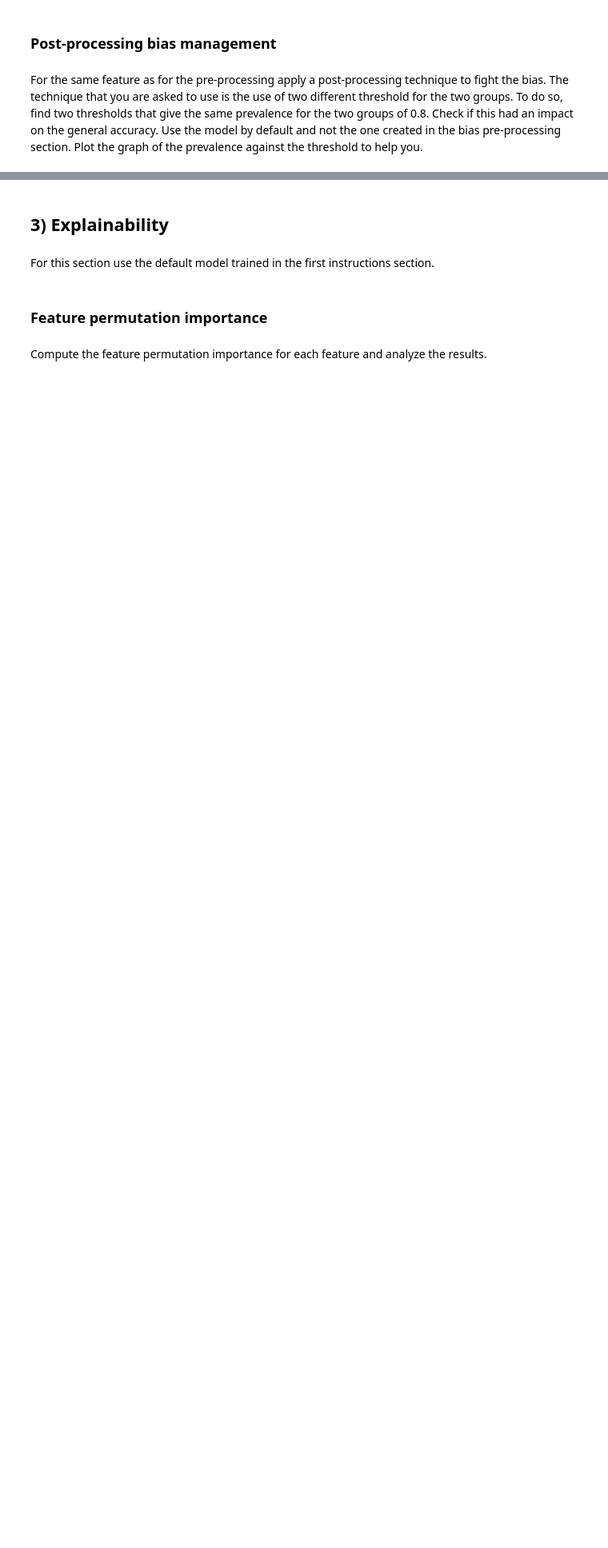
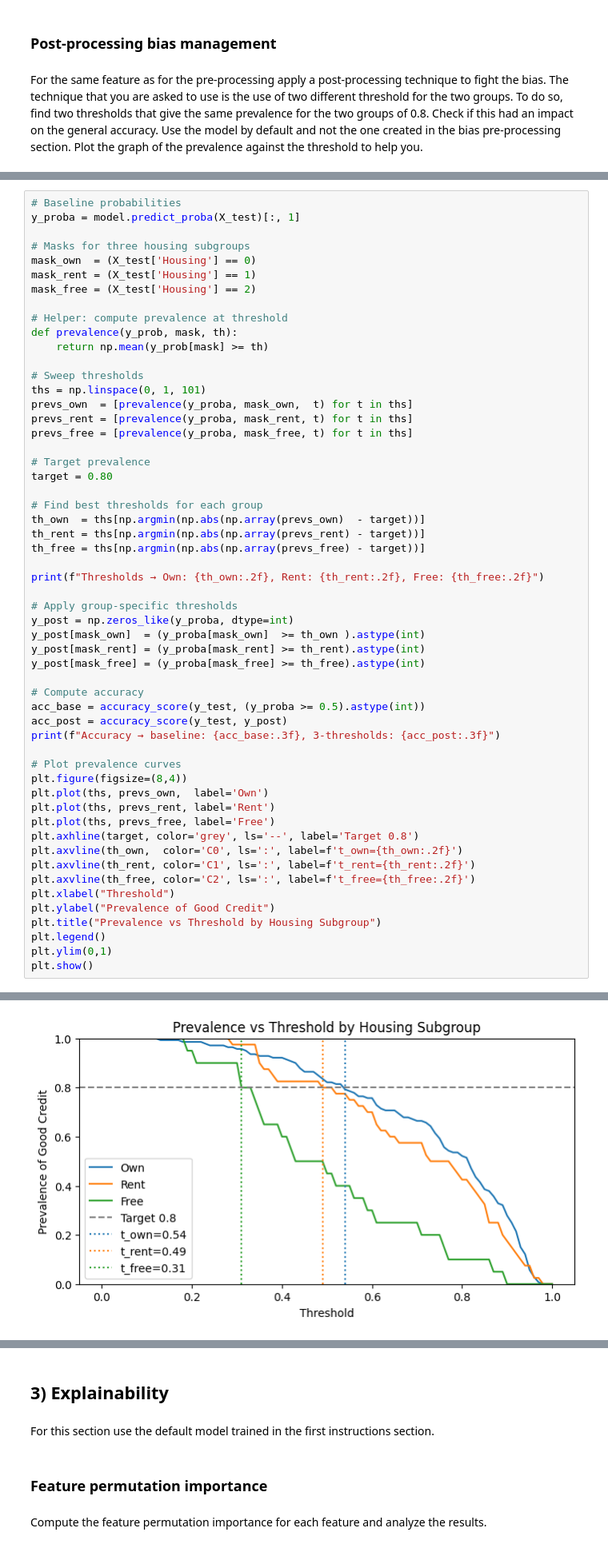
Before and after one commit to petitbato/Advanced_AI_Lab, a Jupyter notebook: Advanced_AI_labs_Exam.ipynb, the cells around one changed output, grey strips where cells are left out. Shown at 80% size. Saved outputs shown, nothing was run; the diff lists cells and outputs as text; blank space fills up the shorter version.

```diff
--- a/Advanced_AI_labs_Exam.ipynb
+++ b/Advanced_AI_labs_Exam.ipynb
@@ -205,0 +400,56 @@ MODIFY THE TEXT HERE TO ANALYZE THE PREVALENCE DIFFERENCE BETWEEN THE TWO GROUPS
+# %%
+# Baseline probabilities
+y_proba = model.predict_proba(X_test)[:, 1]
+
+# Masks for three housing subgroups
+mask_own  = (X_test['Housing'] == 0)
+mask_rent = (X_test['Housing'] == 1)
+mask_free = (X_test['Housing'] == 2)
+
+# Helper: compute prevalence at threshold
+def prevalence(y_prob, mask, th):
+    return np.mean(y_prob[mask] >= th)
+
+# Sweep thresholds
+ths = np.linspace(0, 1, 101)
+prevs_own  = [prevalence(y_proba, mask_own,  t) for t in ths]
+prevs_rent = [prevalence(y_proba, mask_rent, t) for t in ths]
+prevs_free = [prevalence(y_proba, mask_free, t) for t in ths]
+
+# Target prevalence
+target = 0.80
+
+# Find best thresholds for each group
+th_own  = ths[np.argmin(np.abs(np.array(prevs_own)  - target))]
+th_rent = ths[np.argmin(np.abs(np.array(prevs_rent) - target))]
+th_free = ths[np.argmin(np.abs(np.array(prevs_free) - target))]
+
+print(f"Thresholds → Own: {th_own:.2f}, Rent: {th_rent:.2f}, Free: {th_free:.2f}")
+
+# Apply group-specific thresholds
+y_post = np.zeros_like(y_proba, dtype=int)
+y_post[mask_own]  = (y_proba[mask_own]  >= th_own ).astype(int)
+y_post[mask_rent] = (y_proba[mask_rent] >= th_rent).astype(int)
+y_post[mask_free] = (y_proba[mask_free] >= th_free).astype(int)
+
+# Compute accuracy
+acc_base = accuracy_score(y_test, (y_proba >= 0.5).astype(int))
+acc_post = accuracy_score(y_test, y_post)
+print(f"Accuracy → baseline: {acc_base:.3f}, 3-thresholds: {acc_post:.3f}")
+
+# Plot prevalence curves
+plt.figure(figsize=(8,4))
+plt.plot(ths, prevs_own,  label='Own')
+plt.plot(ths, prevs_rent, label='Rent')
+plt.plot(ths, prevs_free, label='Free')
+plt.axhline(target, color='grey', ls='--', label='Target 0.8')
+plt.axvline(th_own,  color='C0', ls=':', label=f't_own={th_own:.2f}')
+plt.axvline(th_rent, color='C1', ls=':', label=f't_rent={th_rent:.2f}')
+plt.axvline(th_free, color='C2', ls=':', label=f't_free={th_free:.2f}')
+plt.xlabel("Threshold")
+plt.ylabel("Prevalence of Good Credit")
+plt.title("Prevalence vs Threshold by Housing Subgroup")
+plt.legend()
+plt.ylim(0,1)
+plt.show()
+# %% [output]
@@ -205,0 +458 @@ MODIFY THE TEXT HERE TO ANALYZE THE PREVALENCE DIFFERENCE BETWEEN THE TWO GROUPS
+[figure, added]
```
Also changed, not shown: parts of 20 cells of this notebook.
